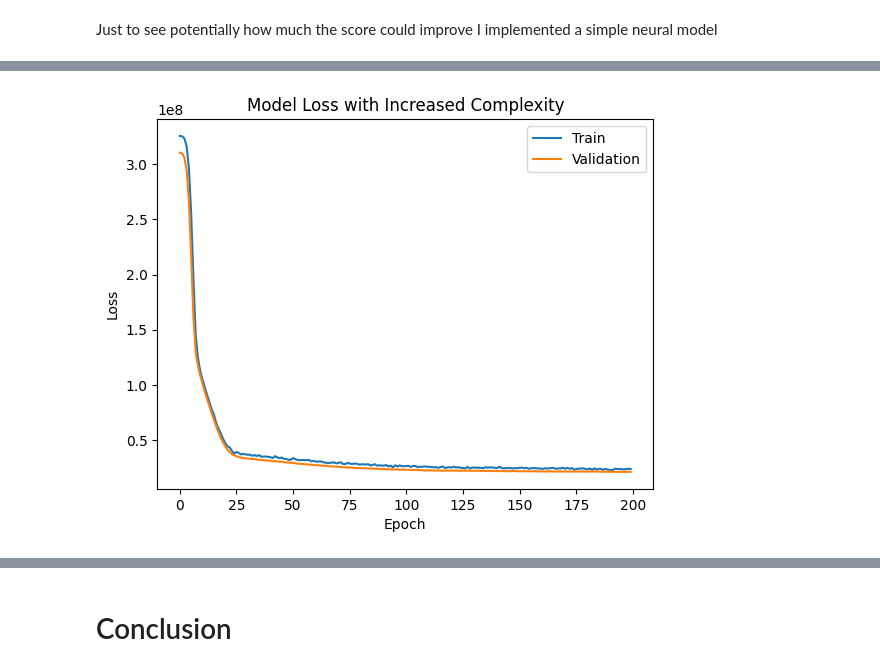
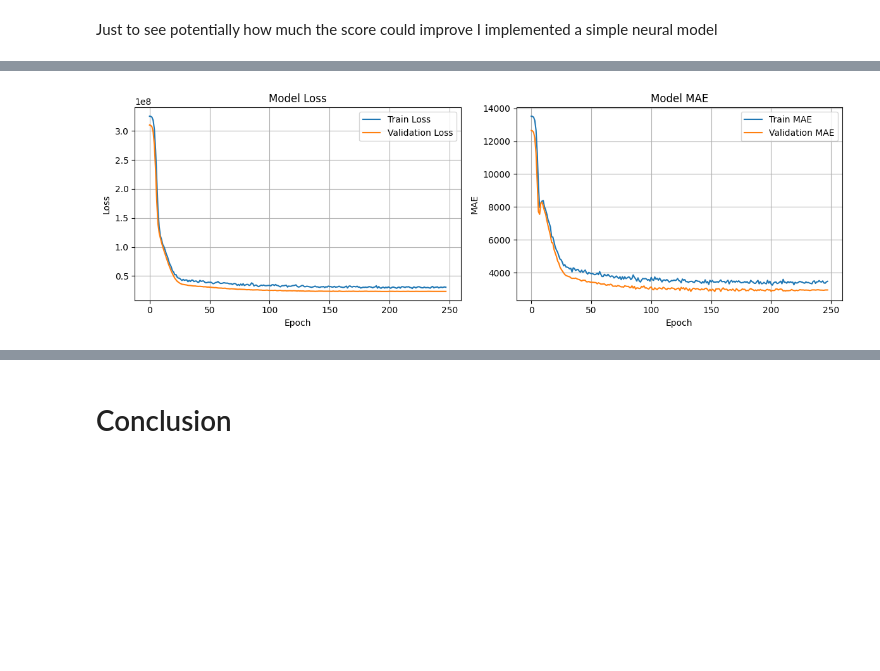
Before and after one commit to SofiaFormenti/Machine-Learning-Project, a Jupyter notebook: Project.ipynb, the cells around one changed output, grey strips where cells are left out. Saved outputs shown, nothing was run; the diff lists cells and outputs as text; code cells hidden in the pictures; blank space fills up the shorter version.

```diff
--- a/Project.ipynb
+++ b/Project.ipynb
@@ -58,5 +48,5 @@ Receiving objects: 100% (3/3), 16.34 KiB | 8.17 MiB/s, done.
 # %%
-medical_data = pd.read_csv('/content/ML-Project/insurance.csv')
+medical_data = pd.read_csv('insurance.csv')
 medical_data.head()
 # %% [output]
 |  | age | sex | bmi | children | smoker | region | charges |
@@ -1229,34 +979,83 @@ plot_learning_curves(history)
 # %%
-# define the neural network model with increased complexity and reduced regularization
+# Define the neural network model
 model = Sequential()
-model.add(Dense(128, input_dim=X_train.shape[1], activation='relu'))
+model.add(Dense(128, input_dim=X_train.shape[1], activation='relu', kernel_regularizer=l2(0.001)))
 model.add(Dropout(0.3))
 model.add(Dense(64, activation='relu', kernel_regularizer=l2(0.001)))
+model.add(Dropout(0.2))
 model.add(Dense(32, activation='relu', kernel_regularizer=l2(0.001)))
+model.add(Dropout(0.1))
 model.add(Dense(1, activation='linear'))
 
+# Compile model
+model.compile(optimizer='adam', loss='mean_squared_error', metrics=['mae'])
 
-model.compile(optimizer='adam', loss='mean_squared_error')
+# Callbacks for better training
+early_stop = EarlyStopping(monitor='val_loss', patience=50, restore_best_weights=True, verbose=1)
+reduce_lr = ReduceLROnPlateau(monitor='val_loss', factor=0.5, patience=20, min_lr=1e-7, verbose=1)
 
+# Train with callbacks
+history = model.fit(X_train, y_train,
+                    epochs=500,  # Increased max epochs, early stopping will handle it
+                    batch_size=32,
+                    validation_split=0.2,
+                    callbacks=[early_stop, reduce_lr],
+                    verbose=1)
 
-history = model.fit(X_train, y_train, epochs=200, batch_size=32, validation_split=0.2)
+# Plot training & validation loss
+plt.figure(figsize=(12, 4))
 
-# plot training & validation loss values
-plt.plot(history.history['loss'])
-plt.plot(history.history['val_loss'])
-plt.title('Model Loss with Increased Complexity')
+plt.subplot(1, 2, 1)
+plt.plot(history.history['loss'], label='Train Loss')
+plt.plot(history.history['val_loss'], label='Validation Loss')
+plt.title('Model Loss')
 plt.xlabel('Epoch')
 plt.ylabel('Loss')
-plt.legend(['Train', 'Validation'], loc='upper right')
+plt.legend()
+plt.grid(True)
+
+plt.subplot(1, 2, 2)
+plt.plot(history.history['mae'], label='Train MAE')
+plt.plot(history.history['val_mae'], label='Validation MAE')
+plt.title('Model MAE')
+plt.xlabel('Epoch')
+plt.ylabel('MAE')
+plt.legend()
+plt.grid(True)
+
+plt.tight_layout()
 plt.show()
 
-# learning curves for the current training process
-plot_learning_curves(history)
-
-# predict on test set
+# Predict on test set (use scaled data!)
 y_pred = model.predict(X_test)
 
-# evaluate the model using R² score
+# Evaluate the model
 r2 = r2_score(y_test, y_pred)
-print(f'R² Score: {r2}')
+mae = np.mean(np.abs(y_test.values - y_pred))
+rmse = np.sqrt(np.mean((y_test.values - y_pred)**2))
+
+print(f'R² Score: {r2:.4f}')
+print(f'MAE: {mae:.4f}')
+print(f'RMSE: {rmse:.4f}')
+
+# Scatter plot of predictions vs actual
+plt.figure(figsize=(8, 6))
+plt.scatter(y_test, y_pred, alpha=0.5)
+plt.plot([y_test.min(), y_test.max()], [y_test.min(), y_test.max()], 'r--', lw=2)
+plt.xlabel('Actual Values')
+plt.ylabel('Predicted Values')
+plt.title(f'Predictions vs Actual (R² = {r2:.4f})')
+plt.grid(True)
+plt.show()
+
+# Residual plot
+residuals = y_test - y_pred.flatten()
+plt.figure(figsize=(8, 6))
+plt.scatter(y_pred, residuals, alpha=0.5)
+plt.axhline(y=0, color='r', linestyle='--', lw=2)
+plt.xlabel('Predicted Values')
+plt.ylabel('Residuals')
+plt.title('Residual Plot')
+plt.grid(True)
+plt.show()
 # %% [output]
@@ -1280 +1080 @@ Epoch 200/200
-[figure, old version]
+[figure, new version]
```
Also changed, not shown: parts of 32 cells of this notebook.
